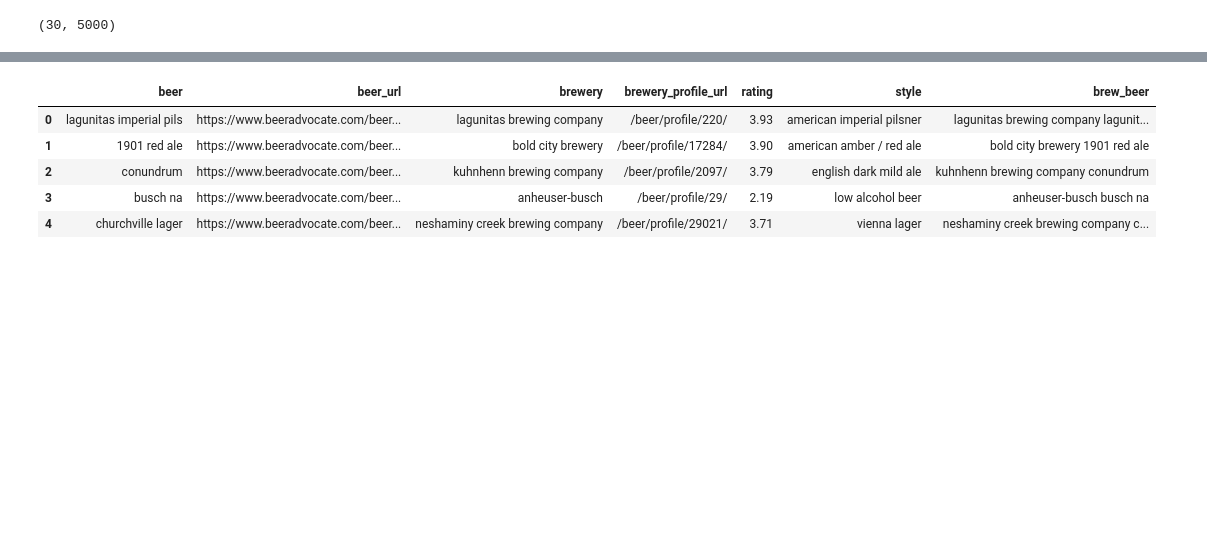
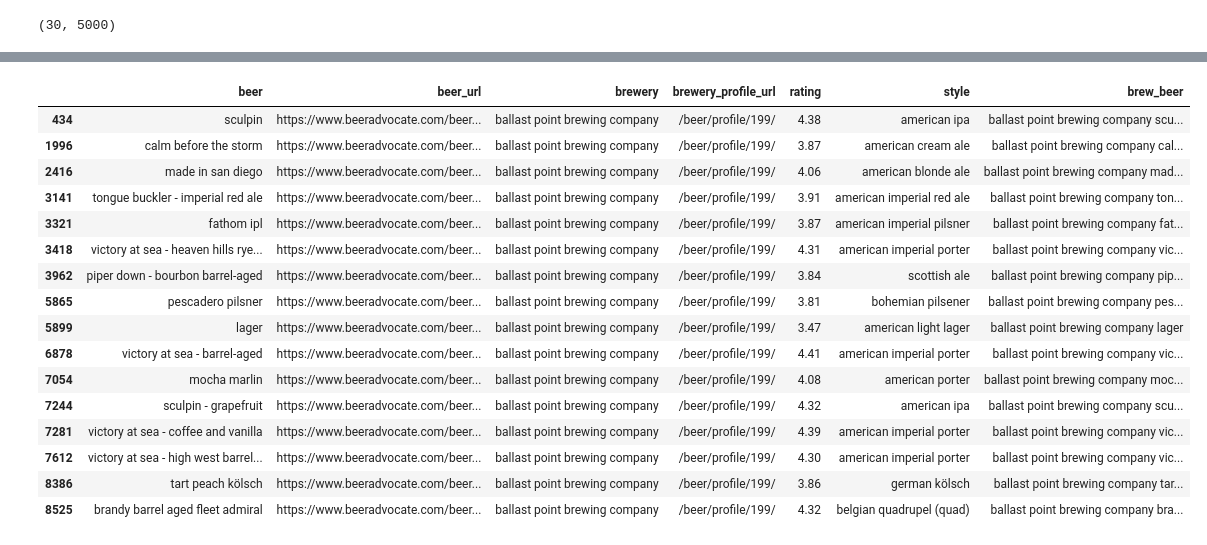
Before and after one commit to adiguzelomer/craft_beer_ratings, a Jupyter notebook: notebooks/7-brett-visualizations.ipynb, the cells around one changed output, grey strips where cells are left out. Cells and saved outputs as stored; diff of their text form; code cells hidden in the pictures; blank space fills up the shorter version.

```diff
--- a/notebooks/7-brett-visualizations.ipynb
+++ b/notebooks/7-brett-visualizations.ipynb
@@ -290,9 +257,0 @@ beers[beers['brewery']=="bell's brewery - eccentric café & general store two he
-# %%
-beers.head()
-# %% [output]
-|  | beer | beer_url | brewery | brewery_profile_url | rating | style | brew_beer |
-| 0 | lagunitas imperial pils | https://www.beeradvocate.com/beer... | lagunitas brewing company | /beer/profile/220/ | 3.93 | american imperial pilsner | lagunitas brewing company lagunit... |
-| 1 | 1901 red ale | https://www.beeradvocate.com/beer... | bold city brewery | /beer/profile/17284/ | 3.90 | american amber / red ale | bold city brewery 1901 red ale |
-| 2 | conundrum | https://www.beeradvocate.com/beer... | kuhnhenn brewing company | /beer/profile/2097/ | 3.79 | english dark mild ale | kuhnhenn brewing company conundrum |
-| 3 | busch na | https://www.beeradvocate.com/beer... | anheuser-busch | /beer/profile/29/ | 2.19 | low alcohol beer | anheuser-busch busch na |
-| 4 | churchville lager | https://www.beeradvocate.com/beer... | neshaminy creek brewing company | /beer/profile/29021/ | 3.71 | vienna lager | neshaminy creek brewing company c... |
@@ -300,0 +258,20 @@ beer_to_check = "bell's brewery - eccentric café & general store two hearted al
+# %%
+beers[beers['brewery'].str.contains('ballast')]
+# %% [output]
+|  | beer | beer_url | brewery | brewery_profile_url | rating | style | brew_beer |
+| 434 | sculpin | https://www.beeradvocate.com/beer... | ballast point brewing company | /beer/profile/199/ | 4.38 | american ipa | ballast point brewing company scu... |
+| 1996 | calm before the storm | https://www.beeradvocate.com/beer... | ballast point brewing company | /beer/profile/199/ | 3.87 | american cream ale | ballast point brewing company cal... |
+| 2416 | made in san diego | https://www.beeradvocate.com/beer... | ballast point brewing company | /beer/profile/199/ | 4.06 | american blonde ale | ballast point brewing company mad... |
+| 3141 | tongue buckler - imperial red ale | https://www.beeradvocate.com/beer... | ballast point brewing company | /beer/profile/199/ | 3.91 | american imperial red ale | ballast point brewing company ton... |
+| 3321 | fathom ipl | https://www.beeradvocate.com/beer... | ballast point brewing company | /beer/profile/199/ | 3.87 | american imperial pilsner | ballast point brewing company fat... |
+| 3418 | victory at sea - heaven hills rye... | https://www.beeradvocate.com/beer... | ballast point brewing company | /beer/profile/199/ | 4.31 | american imperial porter | ballast point brewing company vic... |
+| 3962 | piper down - bourbon barrel-aged | https://www.beeradvocate.com/beer... | ballast point brewing company | /beer/profile/199/ | 3.84 | scottish ale | ballast point brewing company pip... |
+| 5865 | pescadero pilsner | https://www.beeradvocate.com/beer... | ballast point brewing company | /beer/profile/199/ | 3.81 | bohemian pilsener | ballast point brewing company pes... |
+| 5899 | lager | https://www.beeradvocate.com/beer... | ballast point brewing company | /beer/profile/199/ | 3.47 | american light lager | ballast point brewing company lager |
+| 6878 | victory at sea - barrel-aged | https://www.beeradvocate.com/beer... | ballast point brewing company | /beer/profile/199/ | 4.41 | american imperial porter | ballast point brewing company vic... |
+| 7054 | mocha marlin | https://www.beeradvocate.com/beer... | ballast point brewing company | /beer/profile/199/ | 4.08 | american porter | ballast point brewing company moc... |
+| 7244 | sculpin - grapefruit | https://www.beeradvocate.com/beer... | ballast point brewing company | /beer/profile/199/ | 4.32 | american ipa | ballast point brewing company scu... |
+| 7281 | victory at sea - coffee and vanilla | https://www.beeradvocate.com/beer... | ballast point brewing company | /beer/profile/199/ | 4.39 | american imperial porter | ballast point brewing company vic... |
+| 7612 | victory at sea - high west barrel... | https://www.beeradvocate.com/beer... | ballast point brewing company | /beer/profile/199/ | 4.30 | american imperial porter | ballast point brewing company vic... |
+| 8386 | tart peach kölsch | https://www.beeradvocate.com/beer... | ballast point brewing company | /beer/profile/199/ | 3.86 | german kölsch | ballast point brewing company tar... |
+| 8525 | brandy barrel aged fleet admiral | https://www.beeradvocate.com/beer... | ballast point brewing company | /beer/profile/199/ | 4.32 | belgian quadrupel (quad) | ballast point brewing company bra... |
```
Also changed, not shown: parts of 17 cells of this notebook.
